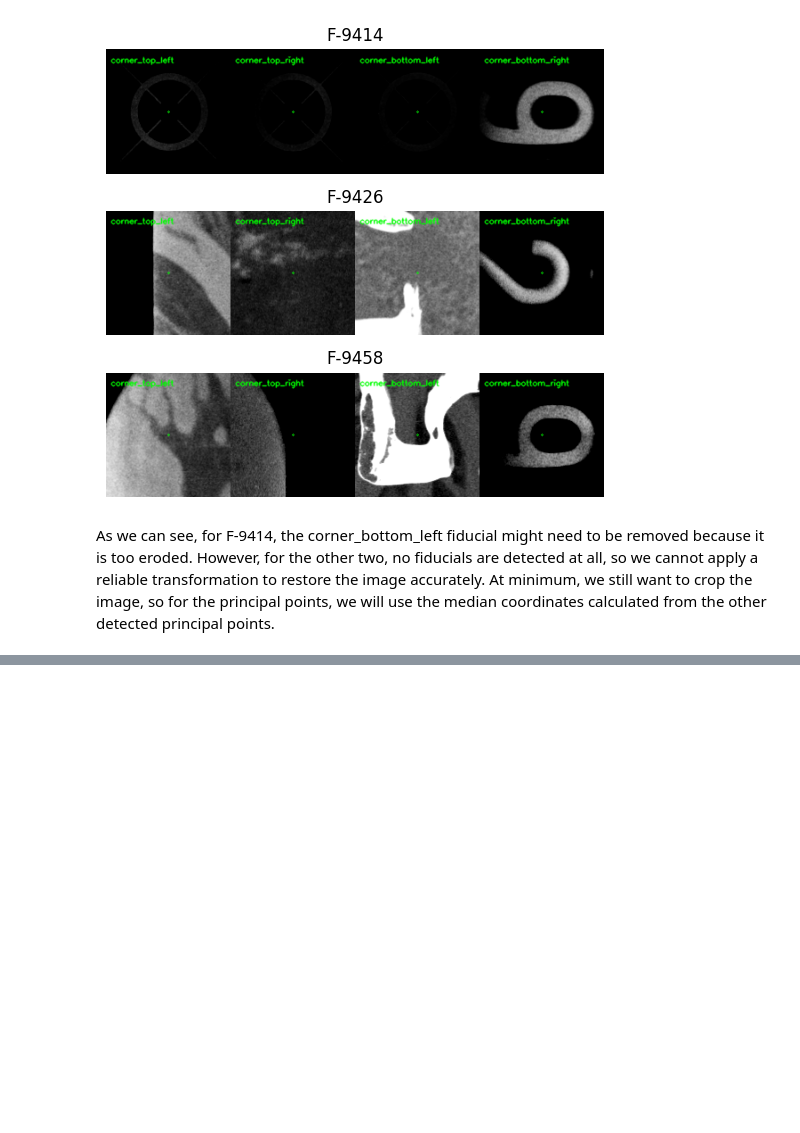
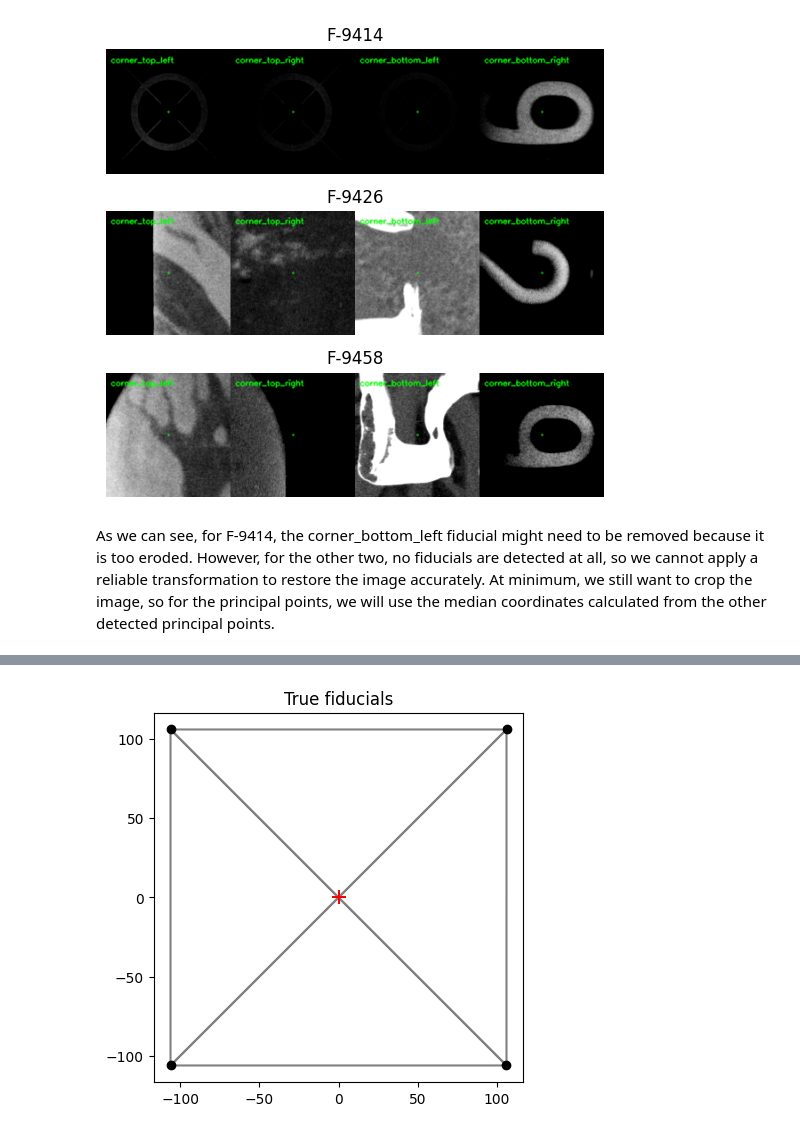
Before and after one commit to shippp/history, a Jupyter notebook: notebooks/iceland_aerial.ipynb, the cells around one changed output, grey strips where cells are left out. Saved outputs shown, nothing was run; the diff lists cells and outputs as text; code cells hidden in the pictures; blank space fills up the shorter version.

```diff
--- a/notebooks/iceland_aerial.ipynb
+++ b/notebooks/iceland_aerial.ipynb
@@ -157 +142,9 @@ scanning_resolution_mm = 0.02
+# %%
+camera_model_path = os.path.join(PROJECT_DIRECTORY, "camera_model_intrinsics.csv")
+
+scanning_resolution_mm, true_fiducials_mm = hipp.aerial.open_camera_model_intrinsics(camera_model_path)
+
+hipp.aerial.plot_true_fiducials(true_fiducials_mm)
+# %% [output]
+[figure, added]
 # %% [markdown]
```
Also changed, not shown: parts of 27 cells of this notebook, 5 other files.
